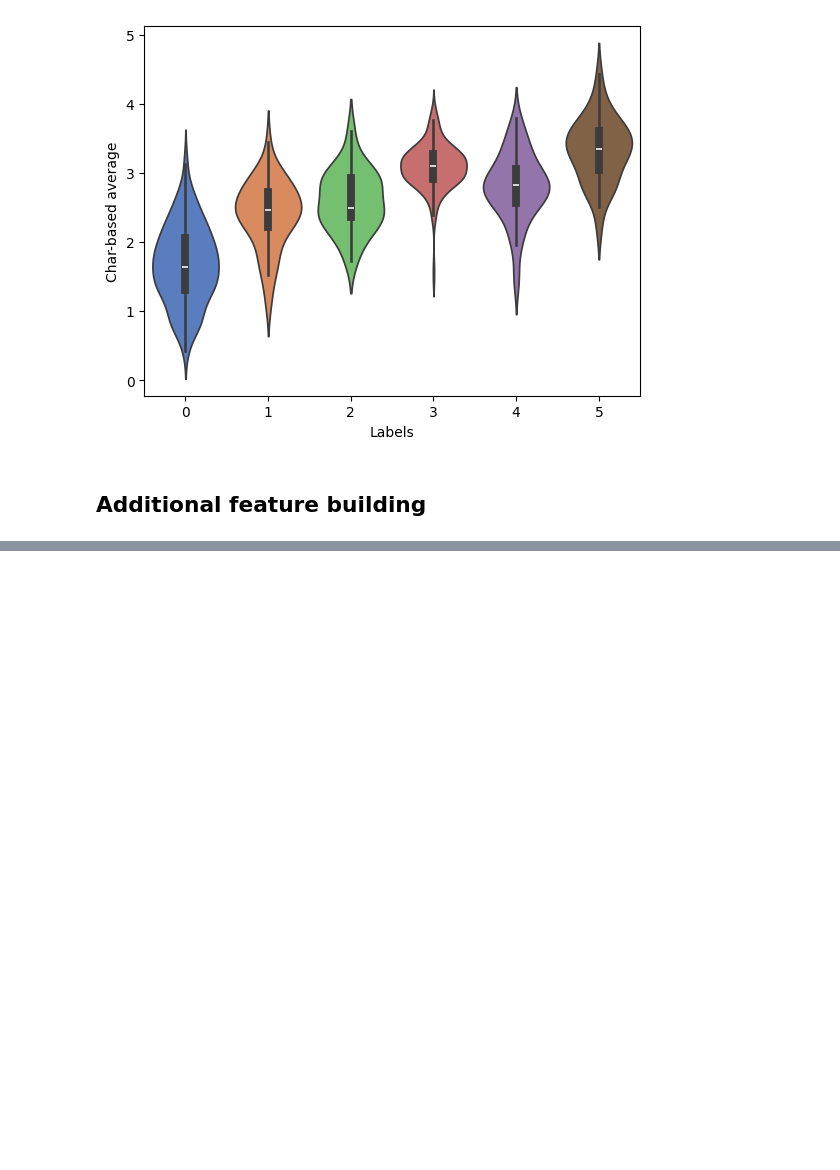
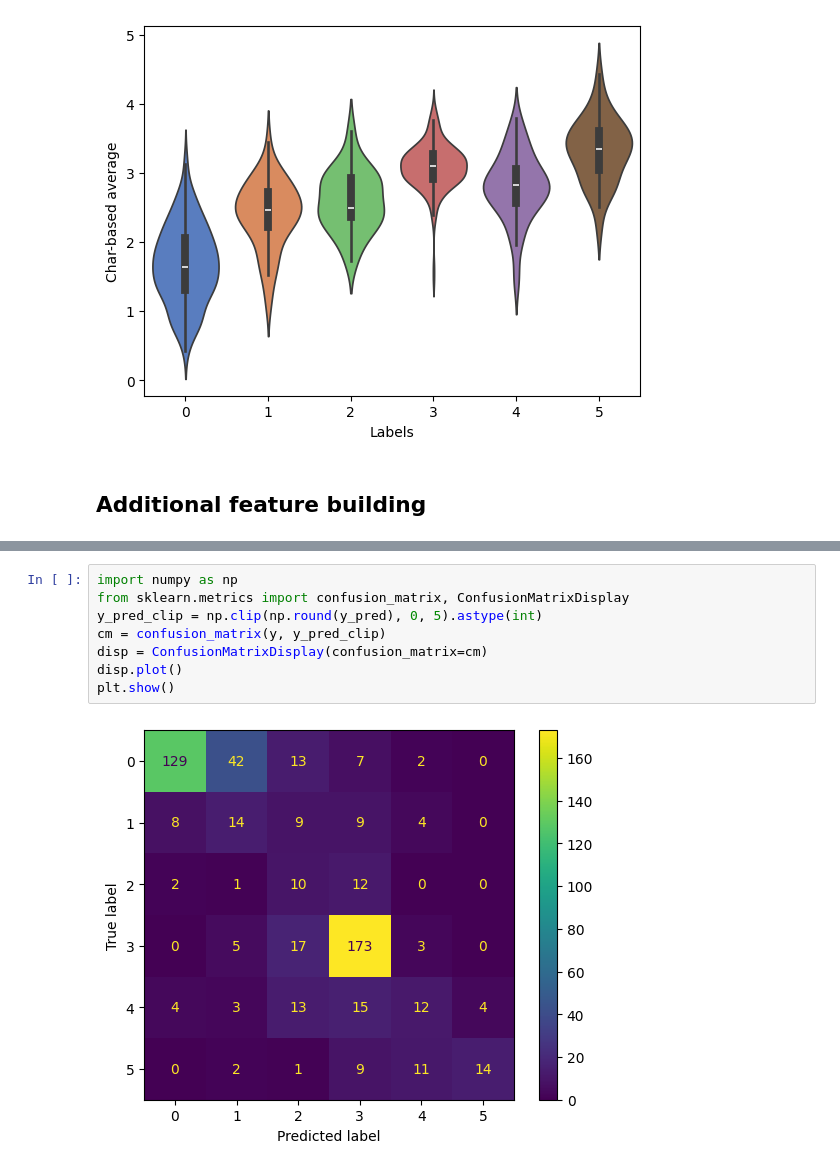
Before and after one commit to katjameden/ParlaMint_Sentiment, a Jupyter notebook: Aggregation/Notebooks/Metrics.ipynb, the cells around one changed output, grey strips where cells are left out. Cells and saved outputs as stored; diff of their text form; blank space fills up the shorter version.

```diff
--- a/Aggregation/Notebooks/Metrics.ipynb
+++ b/Aggregation/Notebooks/Metrics.ipynb
@@ -185,0 +252,10 @@ data.head()
+# %%
+import numpy as np
+from sklearn.metrics import confusion_matrix, ConfusionMatrixDisplay
+y_pred_clip = np.clip(np.round(y_pred), 0, 5).astype(int)
+cm = confusion_matrix(y, y_pred_clip)
+disp = ConfusionMatrixDisplay(confusion_matrix=cm)
+disp.plot()
+plt.show()
+# %% [output]
+[figure, added]
```
Also changed, not shown: parts of 12 cells of this notebook.
